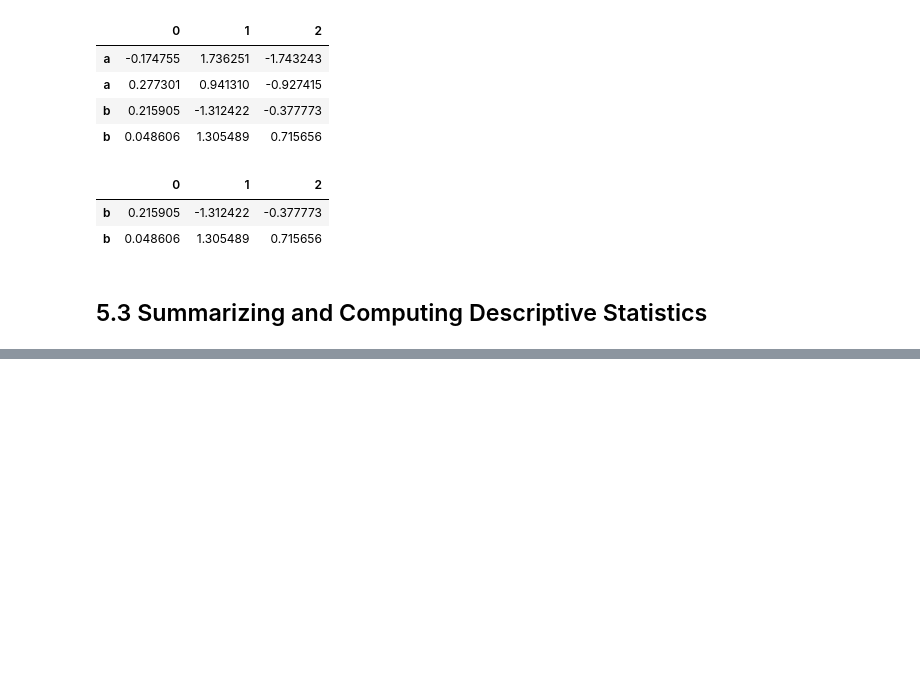
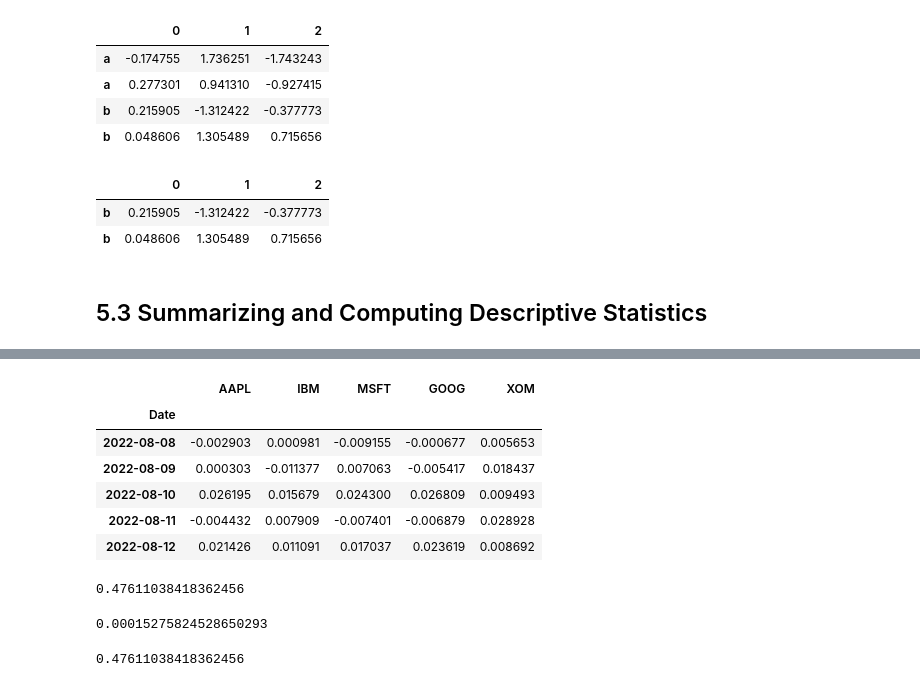
Before and after one commit to omsouravsharma/Python_for_Data_Analysis, a Jupyter notebook: Chapter 5.ipynb, the cells around one changed output, grey strips where cells are left out. Drawn from its saved outputs; the diff is of its cells as text; code cells hidden in the pictures; blank space fills up the shorter version.

```diff
--- a/Chapter 5.ipynb
+++ b/Chapter 5.ipynb
@@ -1275,0 +1386,32 @@ PG 176
+# %%
+import pandas_datareader.data as web
+all_data= {ticker:web.get_data_yahoo(ticker)
+          for ticker in ['AAPL','IBM','MSFT','GOOG','XOM']}
+# %%
+price = pd.DataFrame({ticker:data['Adj Close']
+                     for ticker, data in all_data.items()})
+volume = pd.DataFrame({ticker: data['Volume']
+                       for ticker, data in all_data.items()})
+# %%
+returns = price.pct_change()
+returns.tail()
+# %% [output]
+|  | AAPL | IBM | MSFT | GOOG | XOM |
+| Date |  |  |  |  |  |
+| 2022-08-08 | -0.002903 | 0.000981 | -0.009155 | -0.000677 | 0.005653 |
+| 2022-08-09 | 0.000303 | -0.011377 | 0.007063 | -0.005417 | 0.018437 |
+| 2022-08-10 | 0.026195 | 0.015679 | 0.024300 | 0.026809 | 0.009493 |
+| 2022-08-11 | -0.004432 | 0.007909 | -0.007401 | -0.006879 | 0.028928 |
+| 2022-08-12 | 0.021426 | 0.011091 | 0.017037 | 0.023619 | 0.008692 |
+# %%
+returns['MSFT'].corr(returns['IBM'])
+# %% [output]
+0.47611038418362456
+# %%
+returns['MSFT'].cov(returns['IBM'])
+# %% [output]
+0.00015275824528650293
+# %%
+returns.MSFT.corr(returns.IBM)
+# %% [output]
+0.47611038418362456
```
Also changed, not shown: parts of 29 cells of this notebook, 1 other file.
